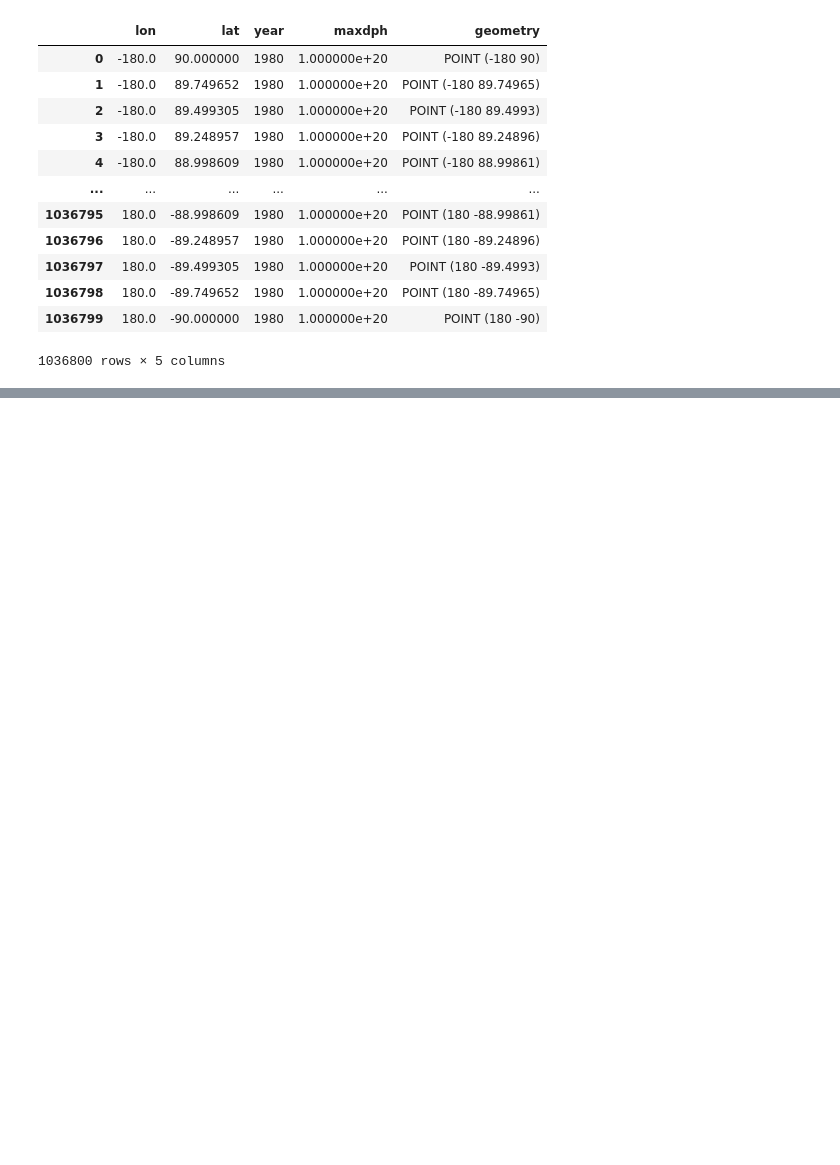
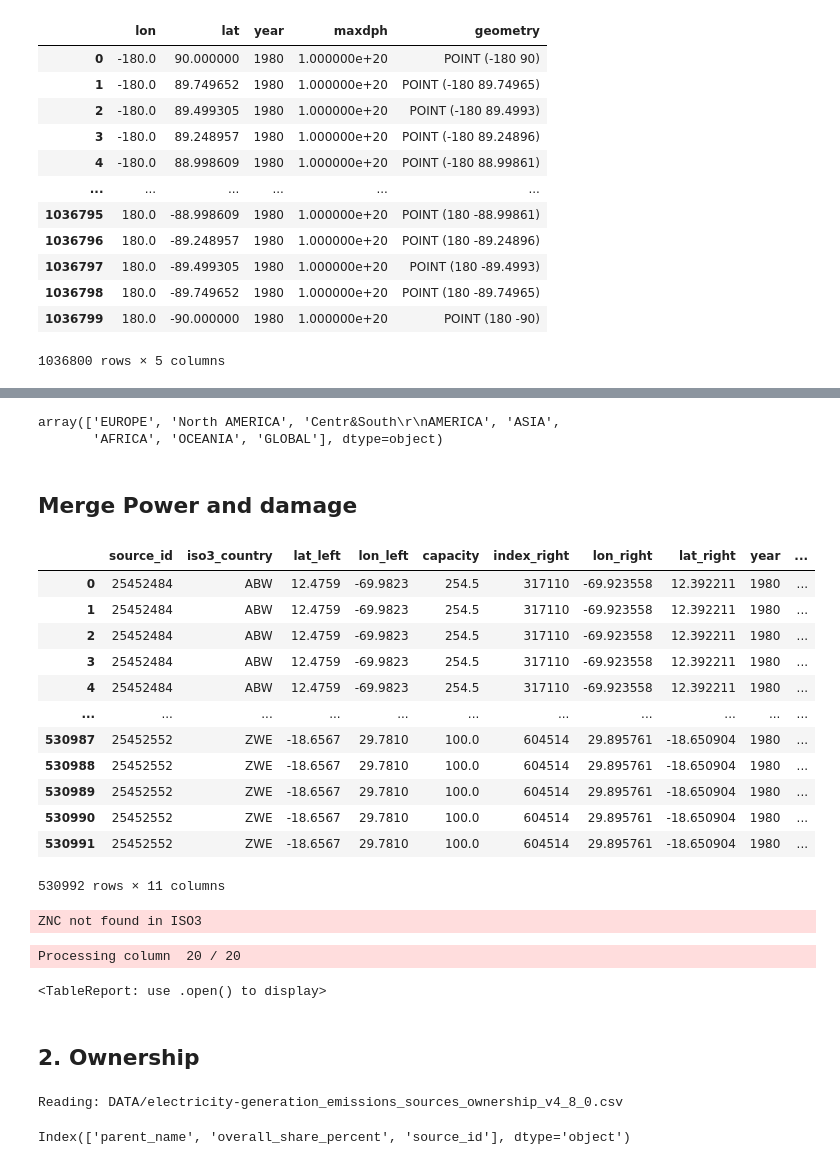
Before and after one commit to hamadasaleh/flood_risks, a Jupyter notebook: notebooks/read_max_depth.ipynb, the cells around one changed output, grey strips where cells are left out. Saved outputs shown, nothing was run; the diff lists cells and outputs as text; code cells hidden in the pictures; blank space fills up the shorter version.

Commit message:
Add merge of exposure and damage compute

```diff
--- a/notebooks/read_max_depth.ipynb
+++ b/notebooks/read_max_depth.ipynb
@@ -146,2 +156,2 @@ merged = gpd.sjoin_nearest(power.to_crs("EPSG:3857"), dph.to_crs("EPSG:3857"), m
 # %%
-merged.to_parquet("../data/exposures/power.parquet")
+expo_fpath = Path("../data/exposures/power.parquet")
@@ -148,2 +165,3 @@ merged.to_parquet("../data/exposures/power.parquet")
 # %%
-# next step: format and merge with damage function
+# TODO: format and merge with damage function
+expo = pd.read_parquet(expo_fpath)
@@ -149,0 +234,23 @@ merged.to_parquet("../data/exposures/power.parquet")
+# %%
+dmg["region"].unique()
+# %% [output]
+array(['EUROPE', 'North AMERICA', 'Centr&South\r\nAMERICA', 'ASIA',
+       'AFRICA', 'OCEANIA', 'GLOBAL'], dtype=object)
+# %% [markdown]
+## Merge Power and damage
+# %%
+expo
+# %% [output]
+|  | source_id | iso3_country | lat_left | lon_left | capacity | index_right | lon_right | lat_right | year | ... |
+| 0 | 25452484 | ABW | 12.4759 | -69.9823 | 254.5 | 317110 | -69.923558 | 12.392211 | 1980 | ... |
+| 1 | 25452484 | ABW | 12.4759 | -69.9823 | 254.5 | 317110 | -69.923558 | 12.392211 | 1980 | ... |
+| 2 | 25452484 | ABW | 12.4759 | -69.9823 | 254.5 | 317110 | -69.923558 | 12.392211 | 1980 | ... |
+| 3 | 25452484 | ABW | 12.4759 | -69.9823 | 254.5 | 317110 | -69.923558 | 12.392211 | 1980 | ... |
+| 4 | 25452484 | ABW | 12.4759 | -69.9823 | 254.5 | 317110 | -69.923558 | 12.392211 | 1980 | ... |
+| ... | ... | ... | ... | ... | ... | ... | ... | ... | ... | ... |
+| 530987 | 25452552 | ZWE | -18.6567 | 29.7810 | 100.0 | 604514 | 29.895761 | -18.650904 | 1980 | ... |
+| 530988 | 25452552 | ZWE | -18.6567 | 29.7810 | 100.0 | 604514 | 29.895761 | -18.650904 | 1980 | ... |
+| 530989 | 25452552 | ZWE | -18.6567 | 29.7810 | 100.0 | 604514 | 29.895761 | -18.650904 | 1980 | ... |
+| 530990 | 25452552 | ZWE | -18.6567 | 29.7810 | 100.0 | 604514 | 29.895761 | -18.650904 | 1980 | ... |
+| 530991 | 25452552 | ZWE | -18.6567 | 29.7810 | 100.0 | 604514 | 29.895761 | -18.650904 | 1980 | ... |
+530992 rows × 11 columns
@@ -149,0 +261,4 @@ merged.to_parquet("../data/exposures/power.parquet")
+# %%
+expo["un_region"] = cc.pandas_convert(expo["iso3_country"], src="ISO3", to="UNregion")
+# %% [output]
+ZNC not found in ISO3
@@ -149,0 +282,17 @@ merged.to_parquet("../data/exposures/power.parquet")
+# %%
+TableReport(power_expo)
+# %% [output]
+Processing column  20 / 20
+<TableReport: use .open() to display>
+# %% [markdown]
+## 2. Ownership
+# %%
+own_pat = "*_emissions_sources_ownership_v*.csv"
+usecols = ["source_id", "parent_name", "overall_share_percent"]
+own = read_csv_from_zip(zip_path=zip_path, pat=own_pat, usecols=usecols)
+# %% [output]
+Reading: DATA/electricity-generation_emissions_sources_ownership_v4_8_0.csv
+# %%
+own.columns
+# %% [output]
+Index(['parent_name', 'overall_share_percent', 'source_id'], dtype='object')
```
Also changed, not shown: parts of 20 cells of this notebook, 2 other files.
